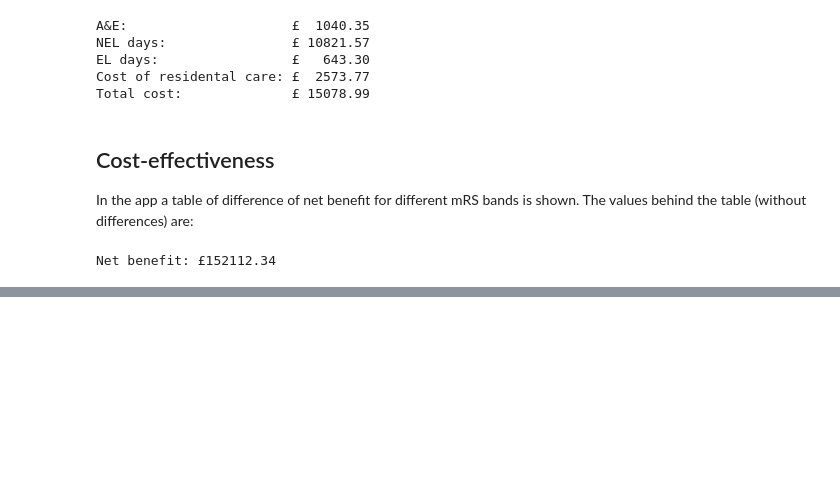
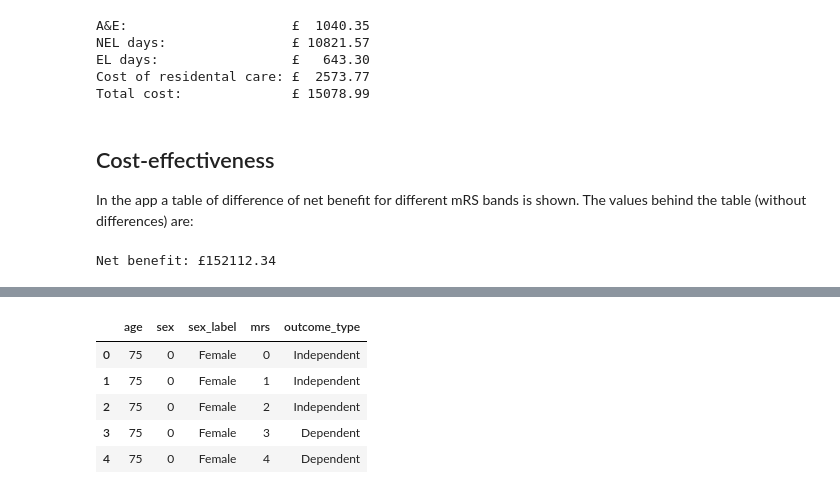
Before and after one commit to stroke-optimist/stroke-lifetime, a Jupyter notebook: docs/demo.ipynb, the cells around one changed output, grey strips where cells are left out. Saved outputs shown, nothing was run; the diff lists cells and outputs as text; code cells hidden in the pictures; blank space fills up the shorter version.

```diff
--- a/docs/demo.ipynb
+++ b/docs/demo.ipynb
@@ -356,0 +358,39 @@ Net benefit: £152112.34
+# %%
+age_range = range(75, 77, 1)
+model_type_str = 'mRS'
+
+# Decide which mRS scores to run:
+if model_type_str == 'mRS':
+    mrs_to_run = range(6)
+else:
+    # In the dichotomous model we give one set of parameters to
+    # mRS < 3 and a second set to mRS >=3. So just run two mRS
+    # values to save repeats.
+    mrs_to_run = [0, 5]
+
+
+# Store patients in here:
+patient_df = pd.DataFrame(columns=[
+    'age', 'sex', 'sex_label', 'mrs', 'outcome_type'])
+count = 0
+for age in age_range:
+    for sex in [0, 1]:
+        sex_label = 'Male' if sex == 1 else 'Female'
+        for mrs in mrs_to_run:
+            # Use the mRS score to label this patient as independent or
+            # dependent in the dichotomous model.
+            outcome_type = 'Dependent' if mrs > 2 else 'Independent'
+
+            patient_df.loc[count] = [
+                age, sex, sex_label, mrs, outcome_type]
+            count += 1
+# %%
+# Only show a few values:
+patient_df.head(5)
+# %% [output]
+|  | age | sex | sex_label | mrs | outcome_type |
+| 0 | 75 | 0 | Female | 0 | Independent |
+| 1 | 75 | 0 | Female | 1 | Independent |
+| 2 | 75 | 0 | Female | 2 | Independent |
+| 3 | 75 | 0 | Female | 3 | Dependent |
+| 4 | 75 | 0 | Female | 4 | Dependent |
```
Also changed, not shown: parts of 7 cells of this notebook.
